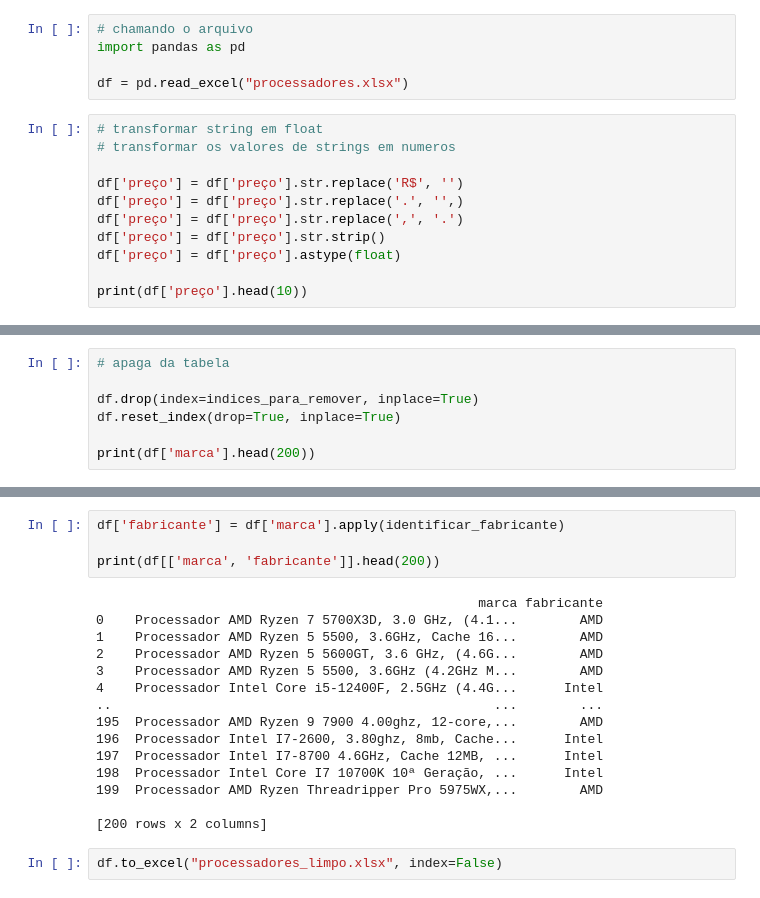
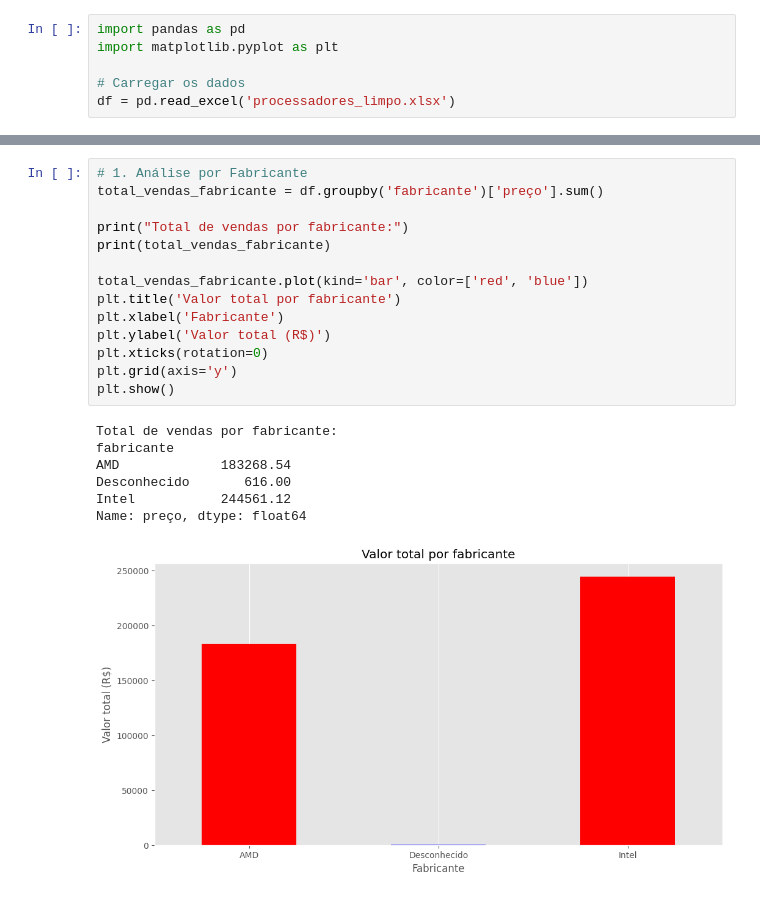
Before and after one commit to marcossenai/scraping, a Jupyter notebook: tratamentoProcessador.ipynb, the cells around one changed output, grey strips where cells are left out. Drawn from its saved outputs; the diff is of its cells as text.

```diff
--- a/tratamentoProcessador.ipynb
+++ b/tratamentoProcessador.ipynb
@@ -1,16 +1,6 @@
 # %%
-# chamando o arquivo
 import pandas as pd
+import matplotlib.pyplot as plt
 
-df = pd.read_excel("processadores.xlsx")
+# Carregar os dados
+df = pd.read_excel('processadores_limpo.xlsx')
-# %%
-# transformar string em float
-# transformar os valores de strings em numeros
-
-df['preço'] = df['preço'].str.replace('R$', '')
-df['preço'] = df['preço'].str.replace('.', '',)
-df['preço'] = df['preço'].str.replace(',', '.')
-df['preço'] = df['preço'].str.strip()
-df['preço'] = df['preço'].astype(float)
-
-print(df['preço'].head(10))
@@ -58,7 +6,0 @@ for i in df.index:
-# %%
-# apaga da tabela
-
-df.drop(index=indices_para_remover, inplace=True)
-df.reset_index(drop=True, inplace=True)
-
-print(df['marca'].head(200))
@@ -87,21 +7,22 @@ def identificar_fabricante(texto):
-# %%
-df['fabricante'] = df['marca'].apply(identificar_fabricante)
-
-print(df[['marca', 'fabricante']].head(200))
-# %% [output]
-                                                 marca fabricante
-0    Processador AMD Ryzen 7 5700X3D, 3.0 GHz, (4.1...        AMD
-1    Processador AMD Ryzen 5 5500, 3.6GHz, Cache 16...        AMD
-2    Processador AMD Ryzen 5 5600GT, 3.6 GHz, (4.6G...        AMD
-3    Processador AMD Ryzen 5 5500, 3.6GHz (4.2GHz M...        AMD
-4    Processador Intel Core i5-12400F, 2.5GHz (4.4G...      Intel
-..                                                 ...        ...
-195  Processador AMD Ryzen 9 7900 4.00ghz, 12-core,...        AMD
-196  Processador Intel I7-2600, 3.80ghz, 8mb, Cache...      Intel
-197  Processador Intel I7-8700 4.6GHz, Cache 12MB, ...      Intel
-198  Processador Intel Core I7 10700K 10ª Geração, ...      Intel
-199  Processador AMD Ryzen Threadripper Pro 5975WX,...        AMD
-
-[200 rows x 2 columns]
-# %%
-df.to_excel("processadores_limpo.xlsx", index=False)
+# %%
+# 1. Análise por Fabricante
+total_vendas_fabricante = df.groupby('fabricante')['preço'].sum()
+
+print("Total de vendas por fabricante:")
+print(total_vendas_fabricante)
+
+total_vendas_fabricante.plot(kind='bar', color=['red', 'blue'])
+plt.title('Valor total por fabricante')
+plt.xlabel('Fabricante')
+plt.ylabel('Valor total (R$)')
+plt.xticks(rotation=0)
+plt.grid(axis='y')
+plt.show()
+# %% [output]
+Total de vendas por fabricante:
+fabricante
+AMD             183268.54
+Desconhecido       616.00
+Intel           244561.12
+Name: preço, dtype: float64
+[figure, added]
```
Also changed, not shown: parts of 10 cells of this notebook, 3 other files.
